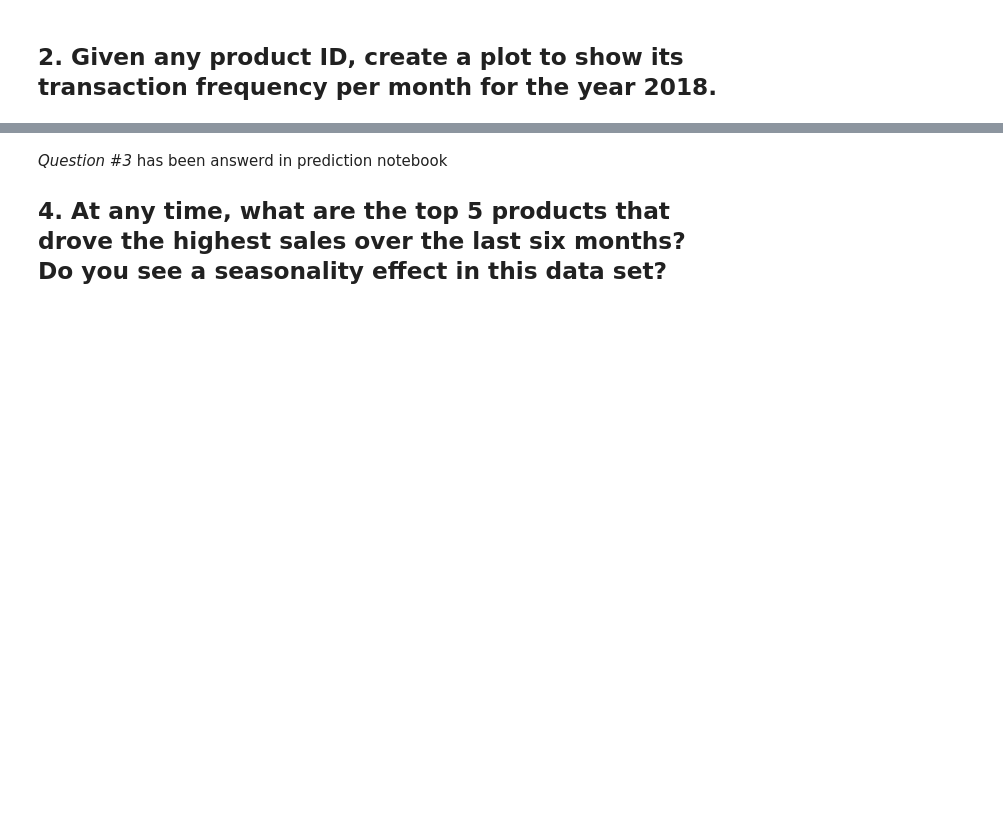
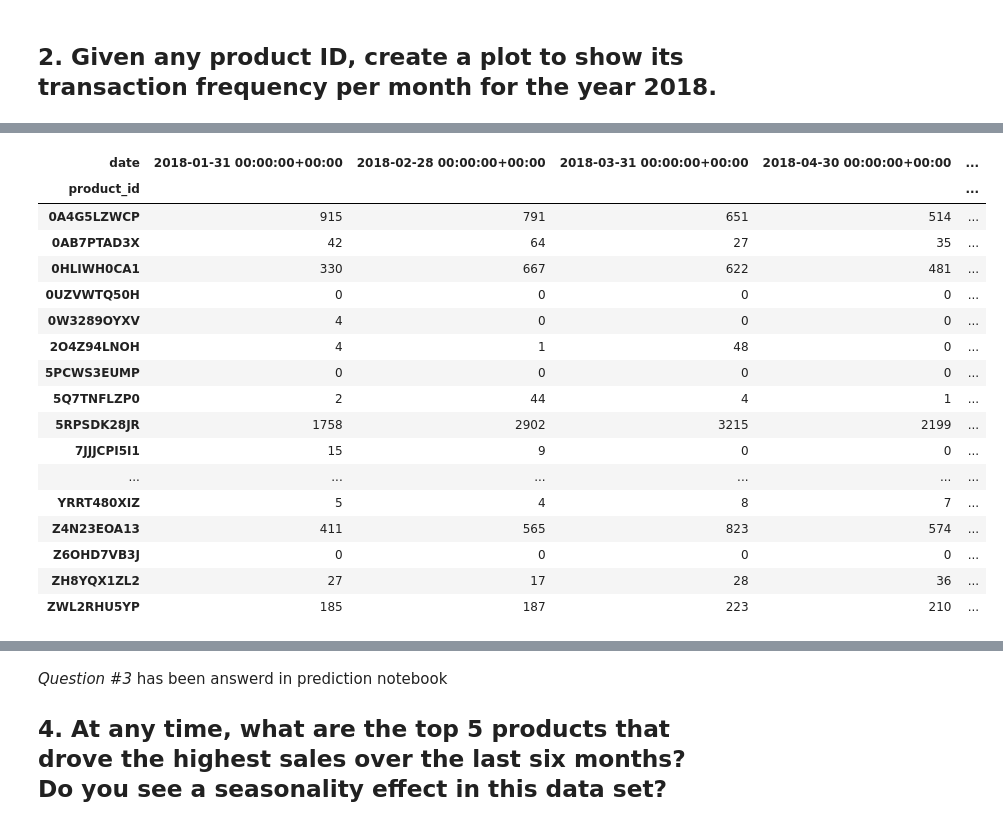
Before and after one commit to kkiani/customer_transactions_history, a Jupyter notebook: notebooks/visuals-development.ipynb, the cells around one changed output, grey strips where cells are left out. Cells and saved outputs as stored; diff of their text form; code cells hidden in the pictures; blank space fills up the shorter version.

```diff
--- a/notebooks/visuals-development.ipynb
+++ b/notebooks/visuals-development.ipynb
@@ -69,0 +74,22 @@ sale_frequency_by_mouth('5RPSDK28JR')
+# %%
+filtered_2018_df = product_per_month_df.loc[:, product_per_month_df.columns.to_series().between('2018-01-01', '2019-01-01')]
+filtered_2018_df
+# %% [output]
+| date | 2018-01-31 00:00:00+00:00 | 2018-02-28 00:00:00+00:00 | 2018-03-31 00:00:00+00:00 | 2018-04-30 00:00:00+00:00 | ... |
+| product_id |  |  |  |  | ... |
+| 0A4G5LZWCP | 915 | 791 | 651 | 514 | ... |
+| 0AB7PTAD3X | 42 | 64 | 27 | 35 | ... |
+| 0HLIWH0CA1 | 330 | 667 | 622 | 481 | ... |
+| 0UZVWTQ50H | 0 | 0 | 0 | 0 | ... |
+| 0W3289OYXV | 4 | 0 | 0 | 0 | ... |
+| 2O4Z94LNOH | 4 | 1 | 48 | 0 | ... |
+| 5PCWS3EUMP | 0 | 0 | 0 | 0 | ... |
+| 5Q7TNFLZP0 | 2 | 44 | 4 | 1 | ... |
+| 5RPSDK28JR | 1758 | 2902 | 3215 | 2199 | ... |
+| 7JJJCPI5I1 | 15 | 9 | 0 | 0 | ... |
+| ... | ... | ... | ... | ... | ... |
+| YRRT480XIZ | 5 | 4 | 8 | 7 | ... |
+| Z4N23EOA13 | 411 | 565 | 823 | 574 | ... |
+| Z6OHD7VB3J | 0 | 0 | 0 | 0 | ... |
+| ZH8YQX1ZL2 | 27 | 17 | 28 | 36 | ... |
+| ZWL2RHU5YP | 185 | 187 | 223 | 210 | ... |
```
Also changed, not shown: parts of 4 cells of this notebook.
